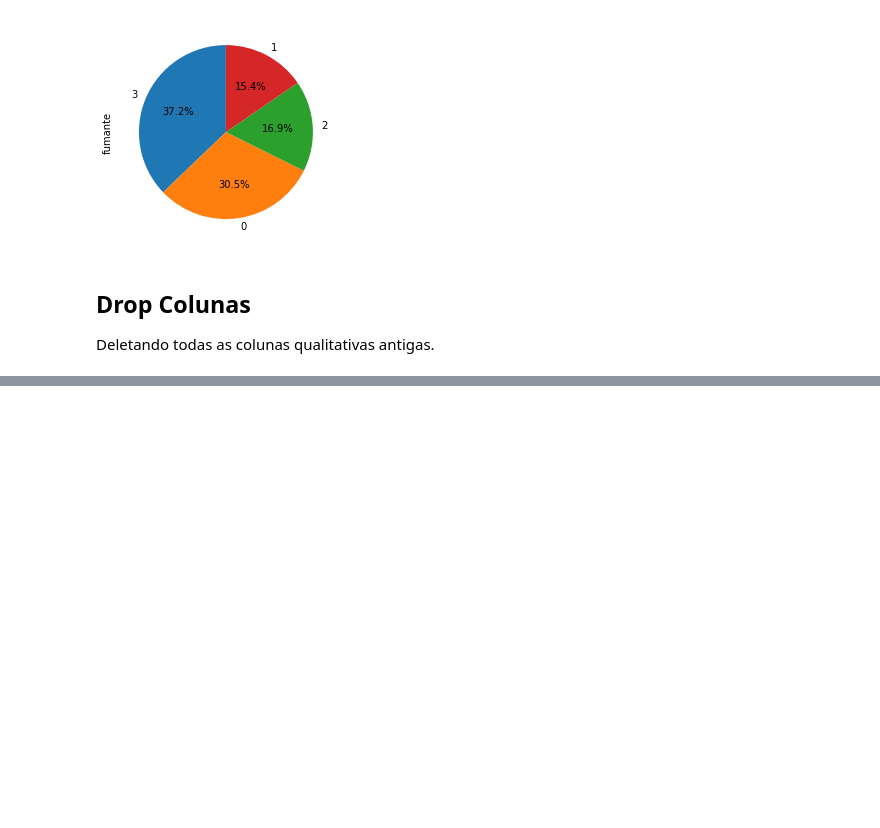
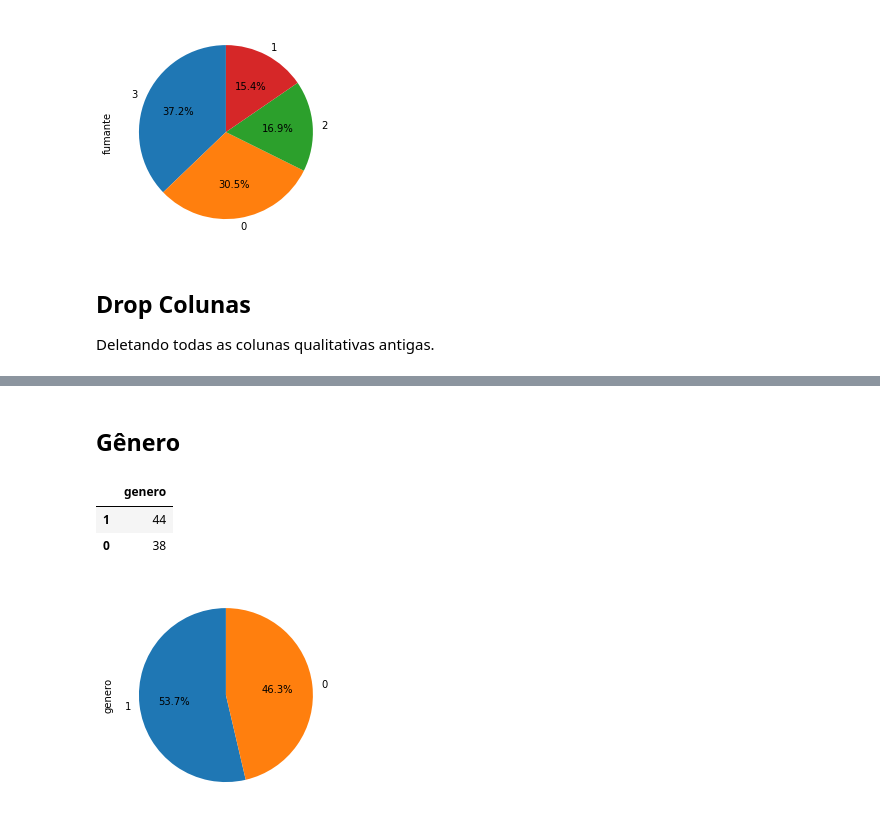
Before and after one commit to brulilika/TCC, a Jupyter notebook: Estudo.ipynb, the cells around one changed output, grey strips where cells are left out. Drawn from its saved outputs; the diff is of its cells as text; code cells hidden in the pictures; blank space fills up the shorter version.

```diff
--- a/Estudo.ipynb
+++ b/Estudo.ipynb
@@ -330,0 +391,11 @@ vitimas['idade'].value_counts().plot.bar()
+# %% [markdown]
+Gênero
+---
+# %%
+vitimas['genero'].value_counts().plot.pie(autopct='%1.1f%%',shadow=False,startangle=90)
+vitimas['genero'].value_counts().to_frame()
+# %% [output]
+|  | genero |
+| 1 | 44 |
+| 0 | 38 |
+[figure, added]
```
Also changed, not shown: parts of 24 cells of this notebook.
